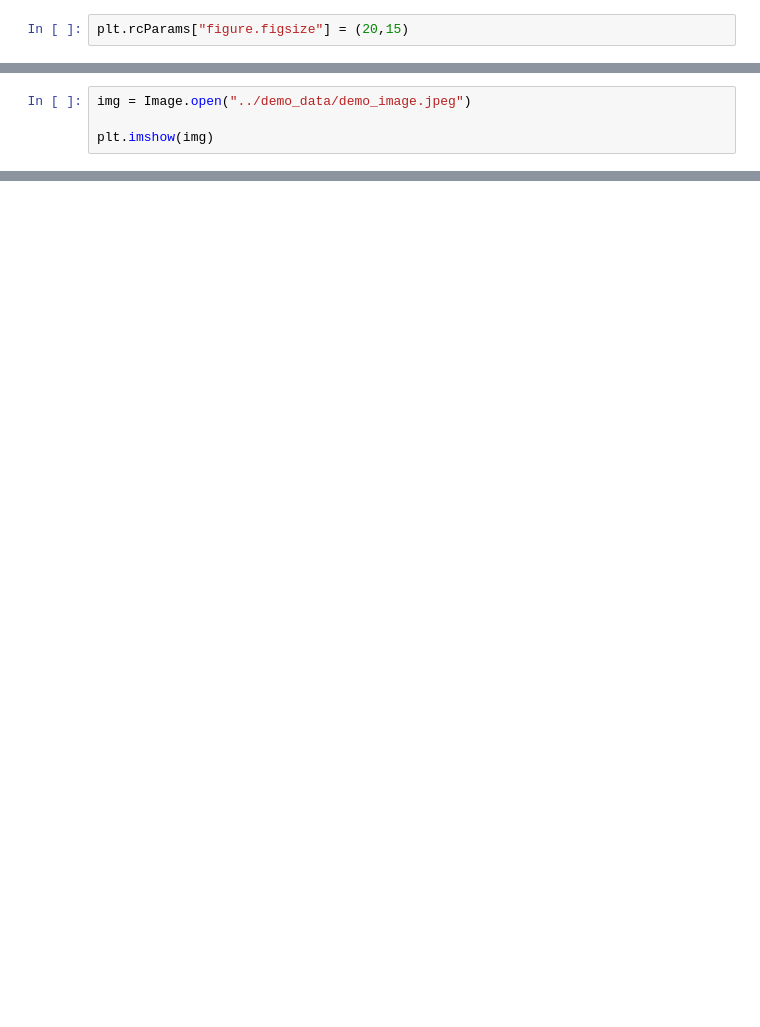
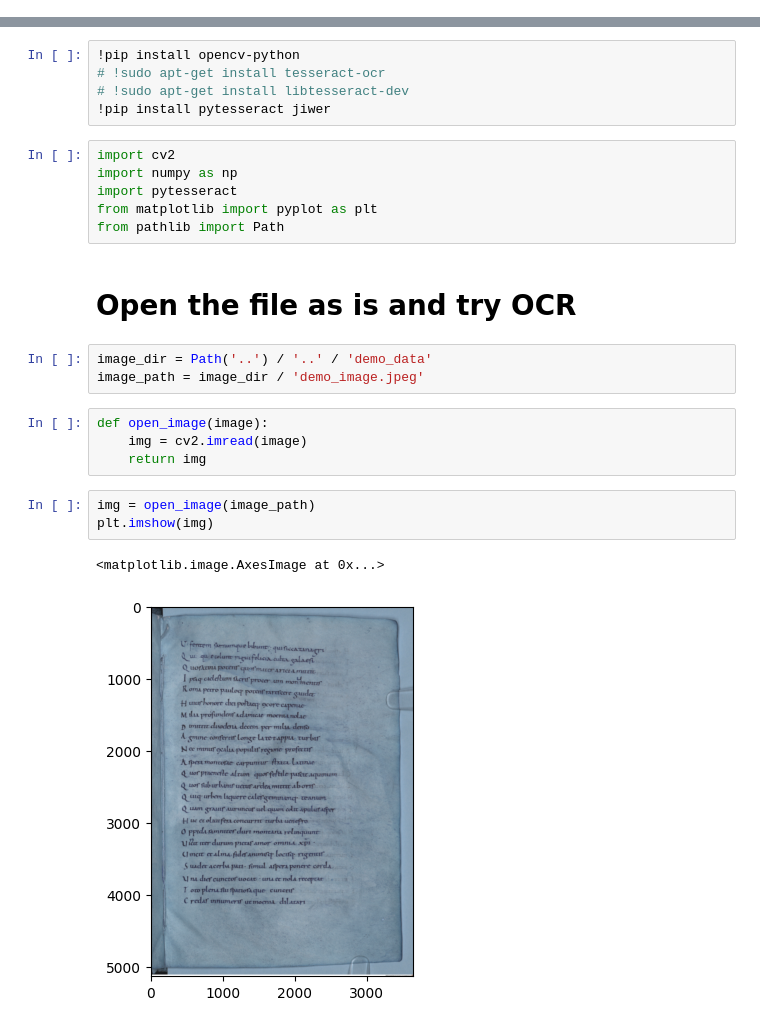
Before and after one commit to py4SHS/ocr, a Jupyter notebook: lab/ocr_lab.ipynb, the cells around one changed output, grey strips where cells are left out. Drawn from its saved outputs; the diff is of its cells as text; blank space fills up the shorter version.

Commit message:
add tesseract lab

```diff
--- a/lab/ocr_lab.ipynb
+++ b/lab/ocr_lab.ipynb
@@ -10,2 +0,0 @@ from kraken.kraken import
-# %%
-plt.rcParams["figure.figsize"] = (20,15)
@@ -14,4 +0,0 @@ plt.rcParams["figure.figsize"] = (20,15)
-# %%
-img = Image.open("../demo_data/demo_image.jpeg")
-
-plt.imshow(img)
@@ -69,0 +1,26 @@ You need to add the `-a` option at the beginning of the command. The output.txt
+# %%
+!pip install opencv-python
+# !sudo apt-get install tesseract-ocr
+# !sudo apt-get install libtesseract-dev
+!pip install pytesseract jiwer
+# %%
+import cv2
+import numpy as np
+import pytesseract
+from matplotlib import pyplot as plt
+from pathlib import Path
+# %% [markdown]
+# Open the file as is and try OCR
+# %%
+image_dir = Path('..') / '..' / 'demo_data'
+image_path = image_dir / 'demo_image.jpeg'
+# %%
+def open_image(image):
+    img = cv2.imread(image)
+    return img
+# %%
+img = open_image(image_path)
+plt.imshow(img)
+# %% [output]
+<matplotlib.image.AxesImage at 0x...>
+[figure, added]
```
Also changed, not shown: parts of 32 cells of this notebook, 5 other files.
